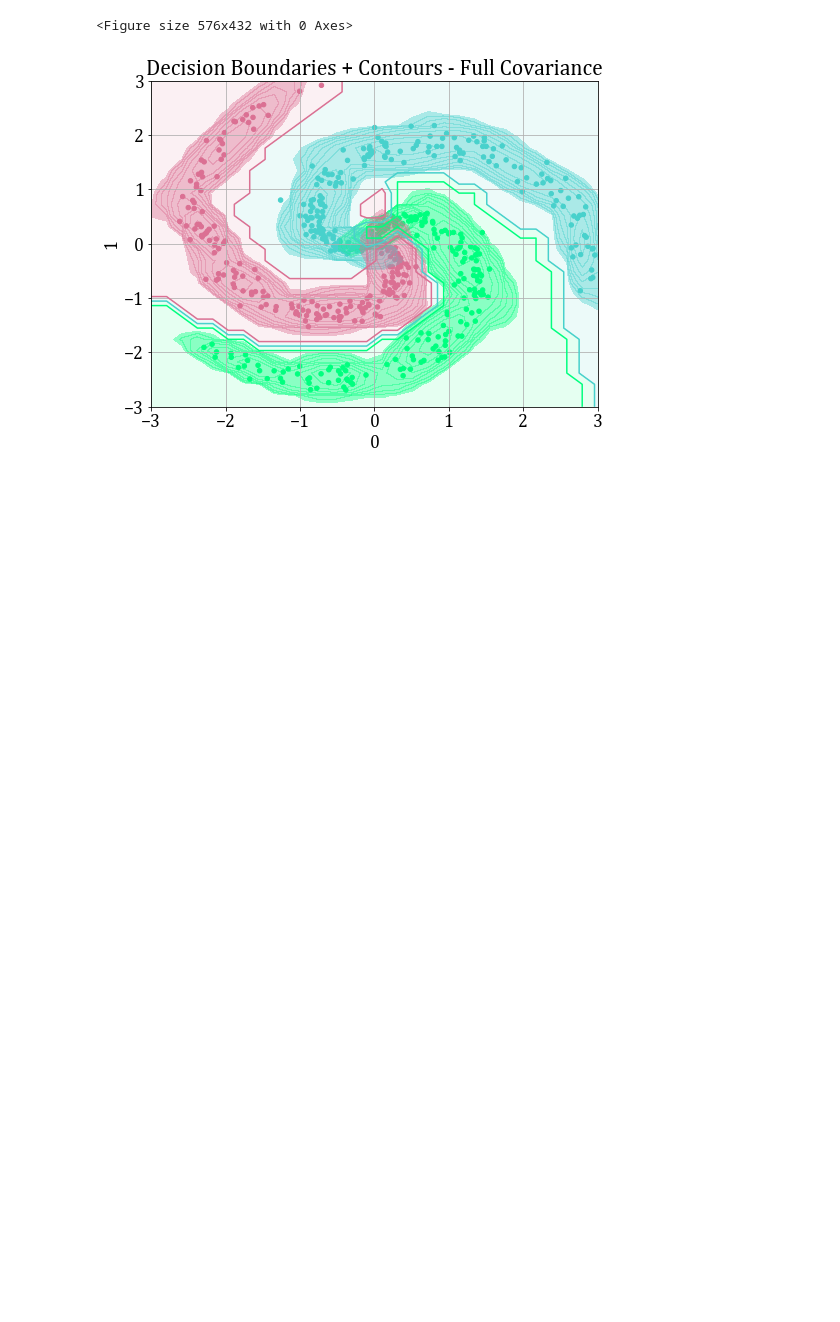
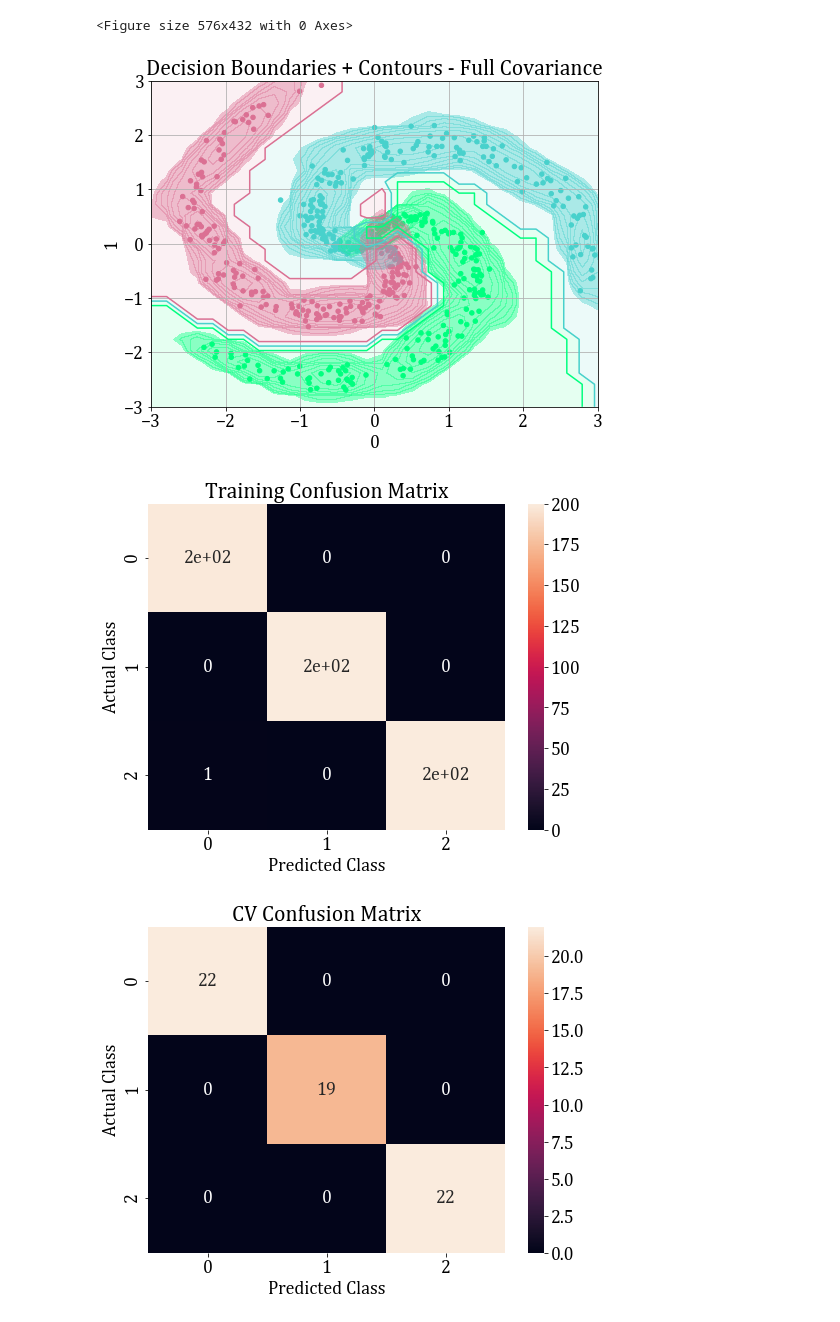
Before and after one commit to sowmyamanojna/CS5691-PRML-Assignments, a Jupyter notebook: assignment2/codes/1b-full-covariance.ipynb, the cells around one changed output. Saved outputs shown, nothing was run; the diff lists cells and outputs as text; code cells hidden in the pictures; blank space fills up the shorter version.

Commit message:
Added code for confusion matrices

```diff
--- a/assignment2/codes/1b-full-covariance.ipynb
+++ b/assignment2/codes/1b-full-covariance.ipynb
@@ -204,3 +204,61 @@ plt.show()
 # %% [output]
 <Figure size 576x432 with 0 Axes>
 [figure]
+# %%
+import seaborn as sns
+from sklearn.metrics import confusion_matrix
+
+classes = np.unique(df[2])
+q_list = list(range(2,10))
+
+gmm0 = gmm_list[0.0][3]
+gmm1 = gmm_list[1.0][3]
+gmm2 = gmm_list[2.0][3]
+
+# Training
+a = gmm0.indv_log_likelihood(X)
+b = gmm1.indv_log_likelihood(X)
+c = gmm2.indv_log_likelihood(X)
+
+d = np.hstack((a, b, c))
+pred = np.argmax(d, axis=1)
+conf_mat = confusion_matrix(pred, df[2])
+plt.figure()
+sns.heatmap(conf_mat, annot=True)
+plt.title("Training Confusion Matrix")
+plt.xlabel("Predicted Class")
+plt.ylabel("Actual Class")
+plt.show()
+
+# CV
+a = gmm0.indv_log_likelihood(X_cv)
+b = gmm1.indv_log_likelihood(X_cv)
+c = gmm2.indv_log_likelihood(X_cv)
+
+d = np.hstack((a, b, c))
+pred = np.argmax(d, axis=1)
+conf_mat = confusion_matrix(pred, df_cv[2])
+plt.figure()
+sns.heatmap(conf_mat, annot=True)
+plt.title("CV Confusion Matrix")
+plt.xlabel("Predicted Class")
+plt.ylabel("Actual Class")
+plt.show()
+
+# Testing
+a = gmm0.indv_log_likelihood(X_test)
+b = gmm1.indv_log_likelihood(X_test)
+c = gmm2.indv_log_likelihood(X_test)
+
+d = np.hstack((a, b, c))
+pred = np.argmax(d, axis=1)
+conf_mat = confusion_matrix(pred, df_test[2])
+plt.figure()
+sns.heatmap(conf_mat, annot=True)
+plt.title("Testing Confusion Matrix")
+plt.xlabel("Predicted Class")
+plt.ylabel("Actual Class")
+plt.show()
+# %% [output]
+[figure, added]
+[figure, added]
```
Also changed, not shown: parts of 1 cell of this notebook.
